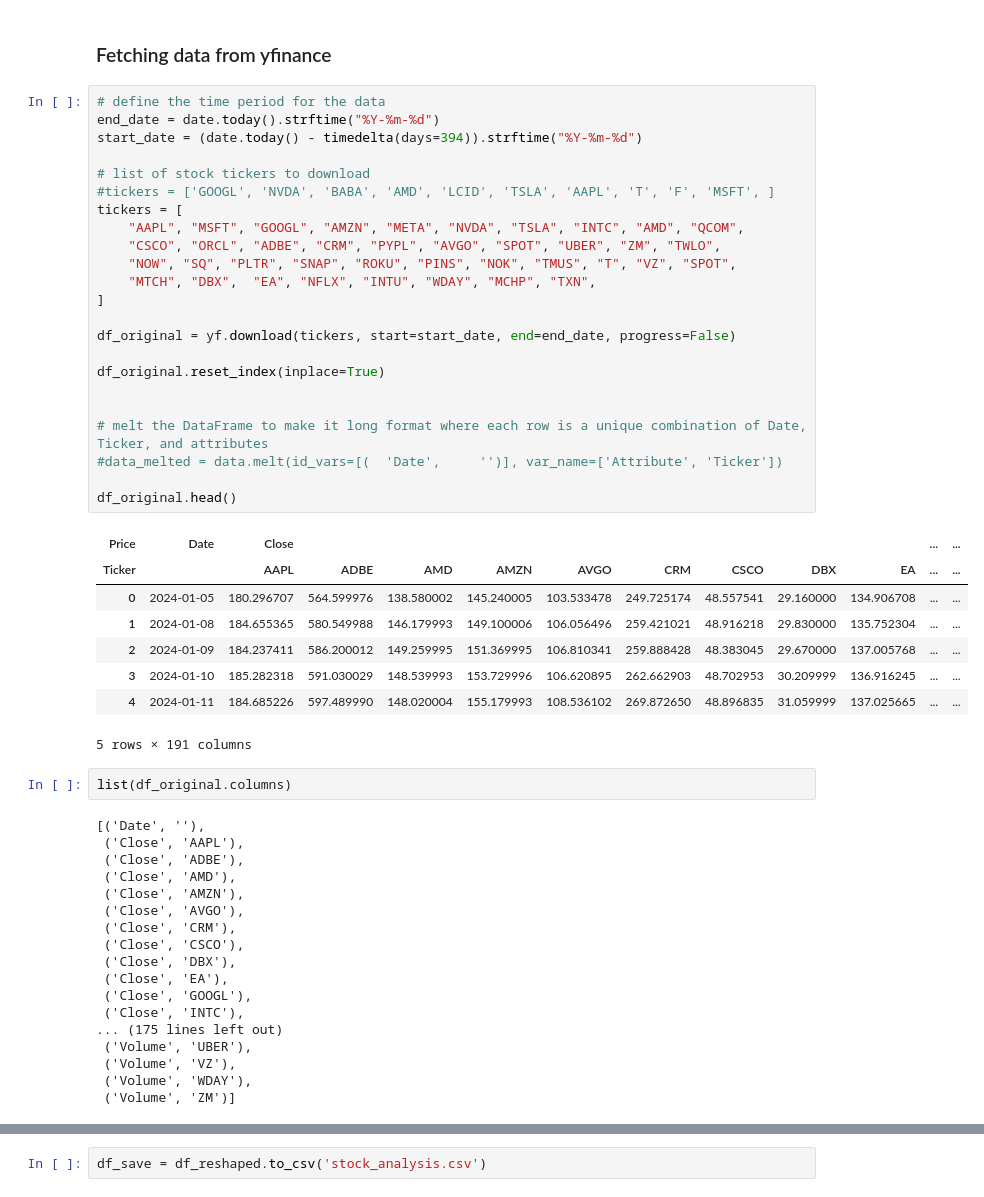
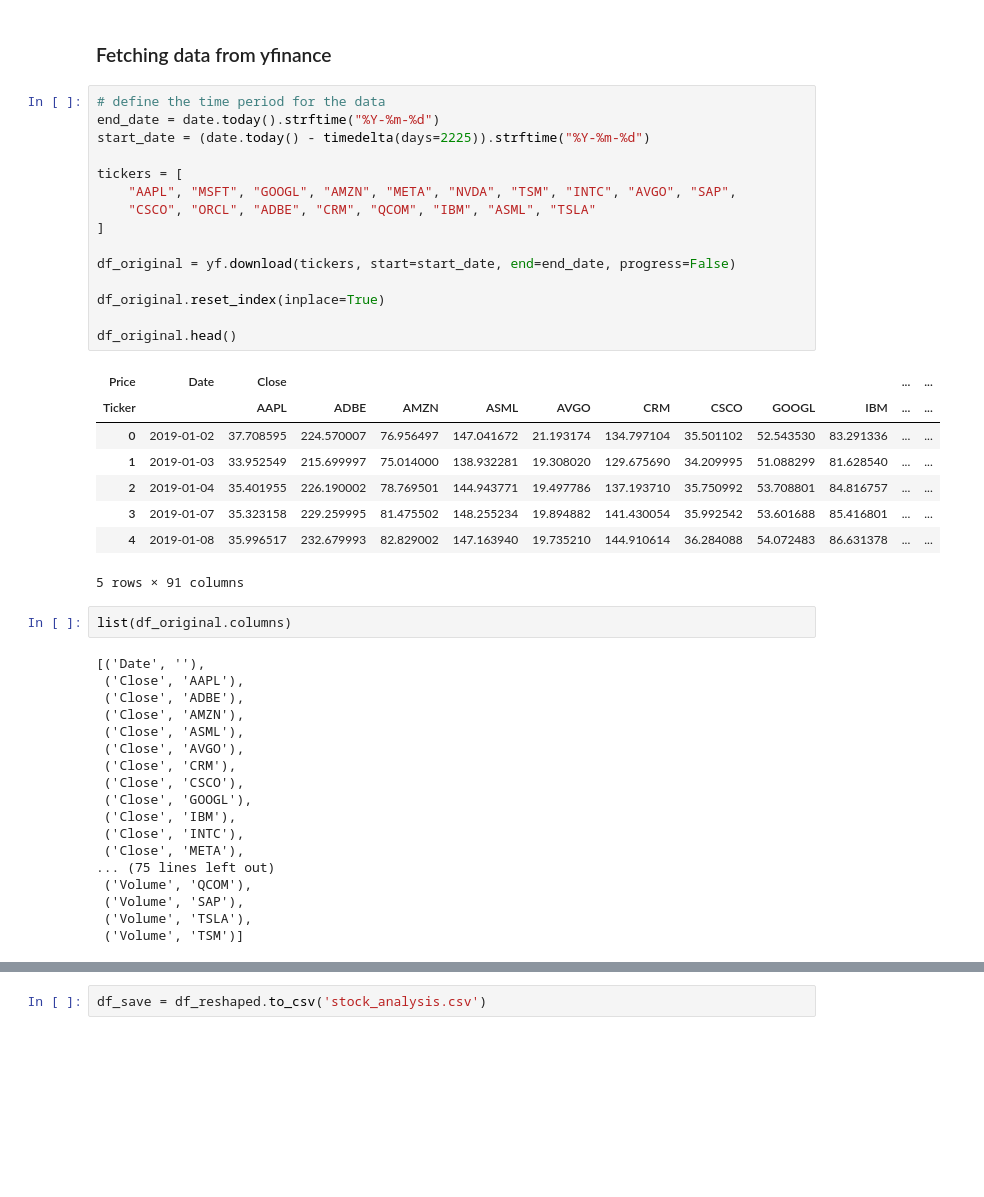
Before and after one commit to modyreturn/Stock-Market-Analysis, a Jupyter notebook: Stock_Analysis.ipynb, the cells around one changed output, grey strips where cells are left out. Drawn from its saved outputs; the diff is of its cells as text; blank space fills up the shorter version.

```diff
--- a/Stock_Analysis.ipynb
+++ b/Stock_Analysis.ipynb
@@ -13,54 +13,46 @@ warnings.filterwarnings("ignore")
 # %%
 # define the time period for the data
 end_date = date.today().strftime("%Y-%m-%d")
-start_date = (date.today() - timedelta(days=394)).strftime("%Y-%m-%d")
+start_date = (date.today() - timedelta(days=2225)).strftime("%Y-%m-%d")
 
-# list of stock tickers to download
-#tickers = ['GOOGL', 'NVDA', 'BABA', 'AMD', 'LCID', 'TSLA', 'AAPL', 'T', 'F', 'MSFT', ]
 tickers = [
-    "AAPL", "MSFT", "GOOGL", "AMZN", "META", "NVDA", "TSLA", "INTC", "AMD", "QCOM",
-    "CSCO", "ORCL", "ADBE", "CRM", "PYPL", "AVGO", "SPOT", "UBER", "ZM", "TWLO",
-    "NOW", "SQ", "PLTR", "SNAP", "ROKU", "PINS", "NOK", "TMUS", "T", "VZ", "SPOT",
-    "MTCH", "DBX",  "EA", "NFLX", "INTU", "WDAY", "MCHP", "TXN",
+    "AAPL", "MSFT", "GOOGL", "AMZN", "META", "NVDA", "TSM", "INTC", "AVGO", "SAP",
+    "CSCO", "ORCL", "ADBE", "CRM", "QCOM", "IBM", "ASML", "TSLA"
 ]
 
 df_original = yf.download(tickers, start=start_date, end=end_date, progress=False)
 
 df_original.reset_index(inplace=True)
 
-
-# melt the DataFrame to make it long format where each row is a unique combination of Date, Ticker, and attributes
-#data_melted = data.melt(id_vars=[(  'Date',     '')], var_name=['Attribute', 'Ticker'])
-
 df_original.head()
 # %% [output]
 | Price | Date | Close |  |  |  |  |  |  |  |  | ... | ... |
-| Ticker |  | AAPL | ADBE | AMD | AMZN | AVGO | CRM | CSCO | DBX | EA | ... | ... |
-| 0 | 2024-01-05 | 180.296707 | 564.599976 | 138.580002 | 145.240005 | 103.533478 | 249.725174 | 48.557541 | 29.160000 | 134.906708 | ... | ... |
-| 1 | 2024-01-08 | 184.655365 | 580.549988 | 146.179993 | 149.100006 | 106.056496 | 259.421021 | 48.916218 | 29.830000 | 135.752304 | ... | ... |
-| 2 | 2024-01-09 | 184.237411 | 586.200012 | 149.259995 | 151.369995 | 106.810341 | 259.888428 | 48.383045 | 29.670000 | 137.005768 | ... | ... |
-| 3 | 2024-01-10 | 185.282318 | 591.030029 | 148.539993 | 153.729996 | 106.620895 | 262.662903 | 48.702953 | 30.209999 | 136.916245 | ... | ... |
-| 4 | 2024-01-11 | 184.685226 | 597.489990 | 148.020004 | 155.179993 | 108.536102 | 269.872650 | 48.896835 | 31.059999 | 137.025665 | ... | ... |
+| Ticker |  | AAPL | ADBE | AMZN | ASML | AVGO | CRM | CSCO | GOOGL | IBM | ... | ... |
+| 0 | 2019-01-02 | 37.708595 | 224.570007 | 76.956497 | 147.041672 | 21.193174 | 134.797104 | 35.501102 | 52.543530 | 83.291336 | ... | ... |
+| 1 | 2019-01-03 | 33.952549 | 215.699997 | 75.014000 | 138.932281 | 19.308020 | 129.675690 | 34.209995 | 51.088299 | 81.628540 | ... | ... |
+| 2 | 2019-01-04 | 35.401955 | 226.190002 | 78.769501 | 144.943771 | 19.497786 | 137.193710 | 35.750992 | 53.708801 | 84.816757 | ... | ... |
+| 3 | 2019-01-07 | 35.323158 | 229.259995 | 81.475502 | 148.255234 | 19.894882 | 141.430054 | 35.992542 | 53.601688 | 85.416801 | ... | ... |
+| 4 | 2019-01-08 | 35.996517 | 232.679993 | 82.829002 | 147.163940 | 19.735210 | 144.910614 | 36.284088 | 54.072483 | 86.631378 | ... | ... |
-5 rows × 191 columns
+5 rows × 91 columns
 # %%
 list(df_original.columns)
 # %% [output]
 [('Date', ''),
  ('Close', 'AAPL'),
  ('Close', 'ADBE'),
- ('Close', 'AMD'),
  ('Close', 'AMZN'),
+ ('Close', 'ASML'),
  ('Close', 'AVGO'),
  ('Close', 'CRM'),
  ('Close', 'CSCO'),
- ('Close', 'DBX'),
- ('Close', 'EA'),
  ('Close', 'GOOGL'),
+ ('Close', 'IBM'),
  ('Close', 'INTC'),
-... (175 lines left out)
- ('Volume', 'UBER'),
- ('Volume', 'VZ'),
- ('Volume', 'WDAY'),
- ('Volume', 'ZM')]
+ ('Close', 'META'),
+... (75 lines left out)
+ ('Volume', 'QCOM'),
+ ('Volume', 'SAP'),
+ ('Volume', 'TSLA'),
+ ('Volume', 'TSM')]
 # %%
 #Create a list of columns to melt
```
Also changed, not shown: parts of 9 cells of this notebook, 1 other file.
